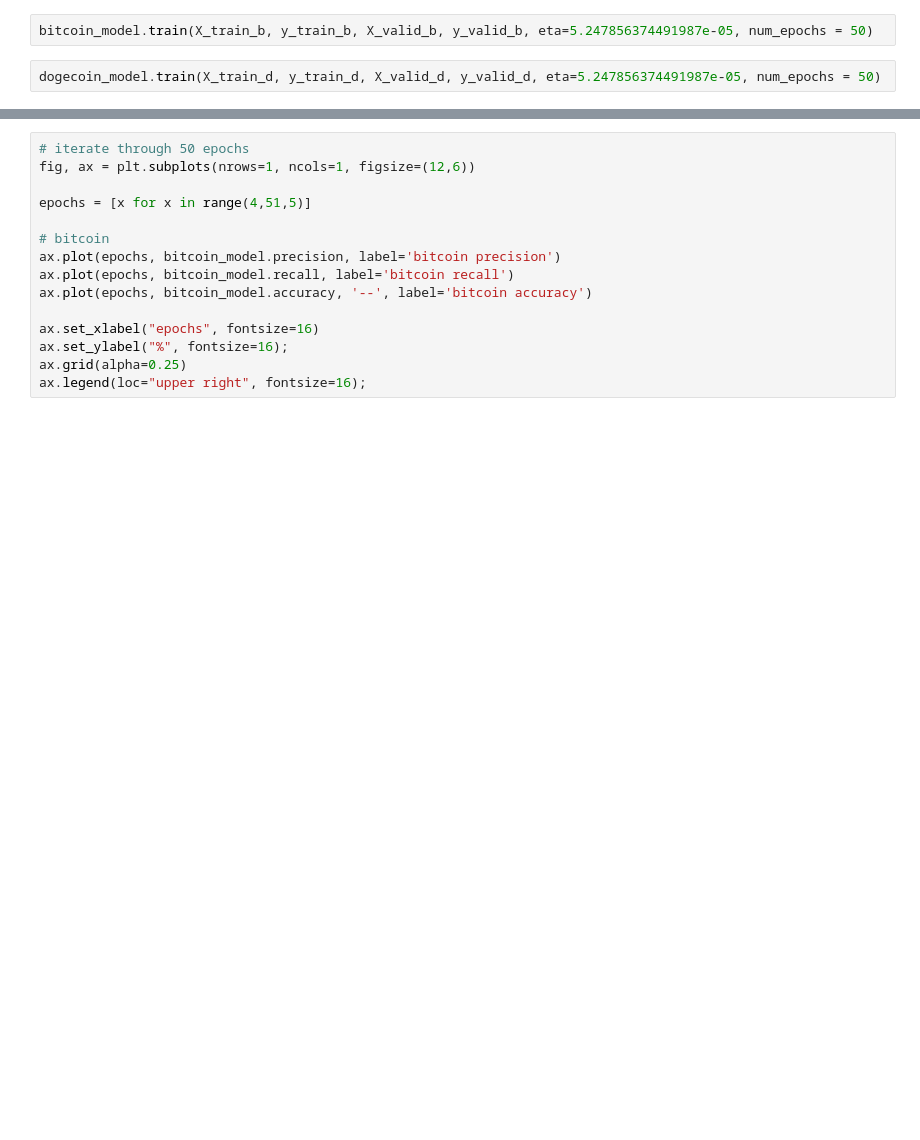
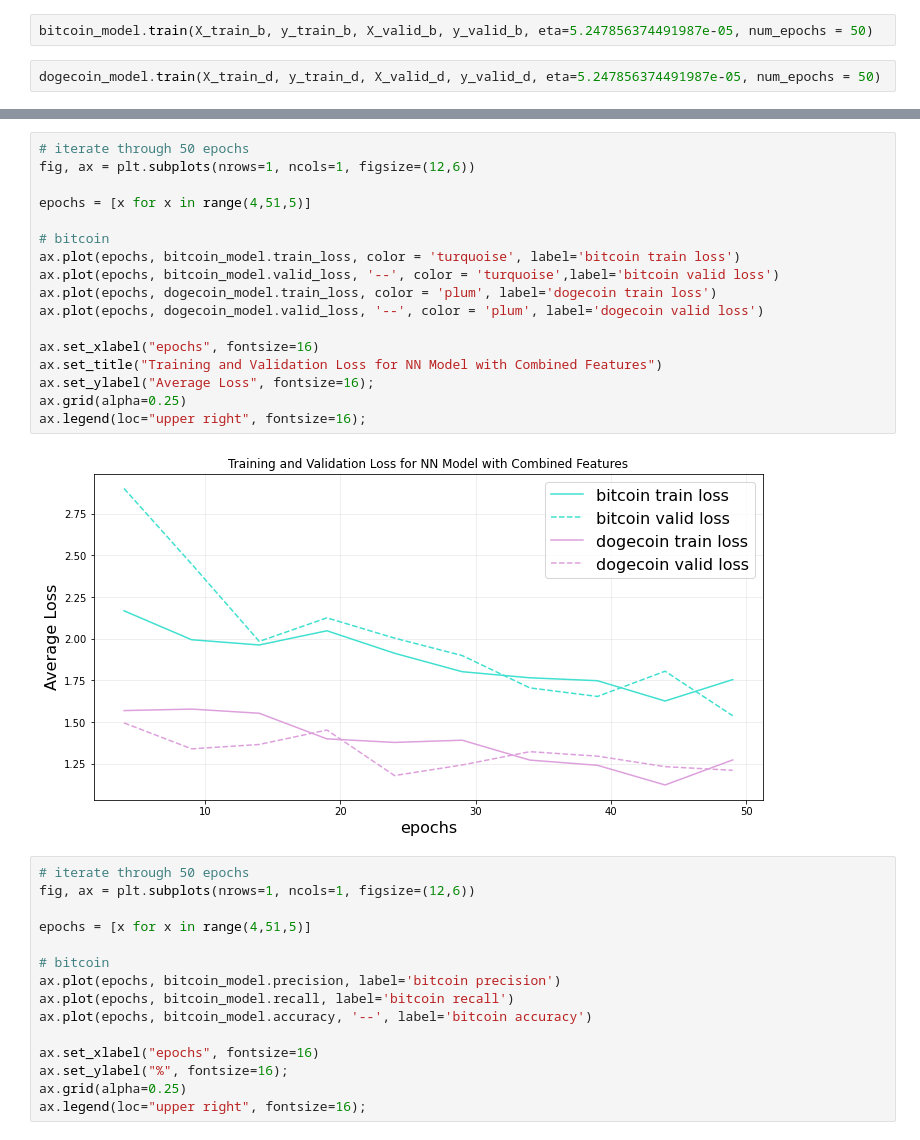
Before and after one commit to irsa-ashraf/Analysis-of-Indicators-on-Cryptocurrency-Prices, a Jupyter notebook: models/nn.ipynb, the cells around one changed output, grey strips where cells are left out. Drawn from its saved outputs; the diff is of its cells as text; blank space fills up the shorter version.

```diff
--- a/models/nn.ipynb
+++ b/models/nn.ipynb
@@ -361,3 +361,22 @@ plt.show()
+# %%
+# iterate through 50 epochs
+fig, ax = plt.subplots(nrows=1, ncols=1, figsize=(12,6))
+
+epochs = [x for x in range(4,51,5)]
+
+# bitcoin
+ax.plot(epochs, bitcoin_model.train_loss, color = 'turquoise', label='bitcoin train loss')
+ax.plot(epochs, bitcoin_model.valid_loss, '--', color = 'turquoise',label='bitcoin valid loss')
+ax.plot(epochs, dogecoin_model.train_loss, color = 'plum', label='dogecoin train loss')
+ax.plot(epochs, dogecoin_model.valid_loss, '--', color = 'plum', label='dogecoin valid loss')
+
+ax.set_xlabel("epochs", fontsize=16)
+ax.set_title("Training and Validation Loss for NN Model with Combined Features")
+ax.set_ylabel("Average Loss", fontsize=16);
+ax.grid(alpha=0.25)
+ax.legend(loc="upper right", fontsize=16);
+# %% [output]
+[figure, added]
 # %%
 # iterate through 50 epochs
 fig, ax = plt.subplots(nrows=1, ncols=1, figsize=(12,6))
```
Also changed, not shown: parts of 27 cells of this notebook.
